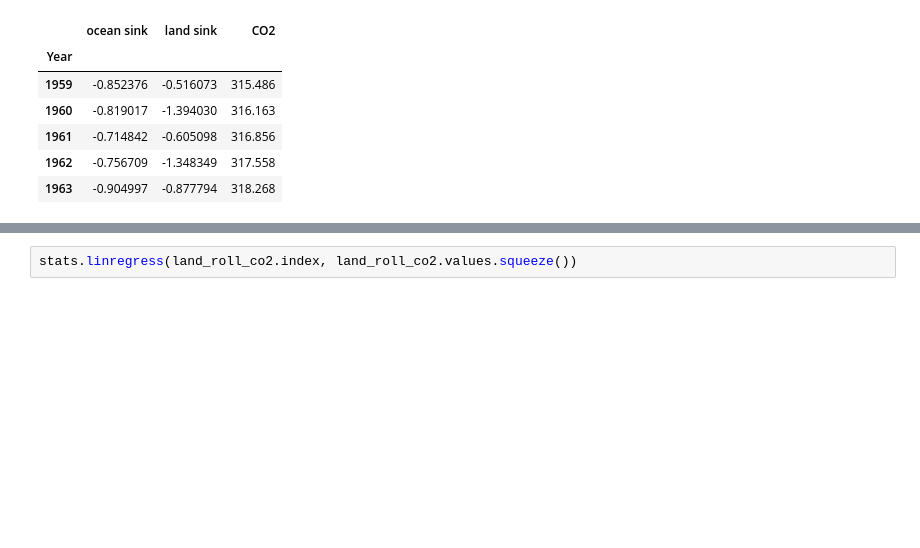
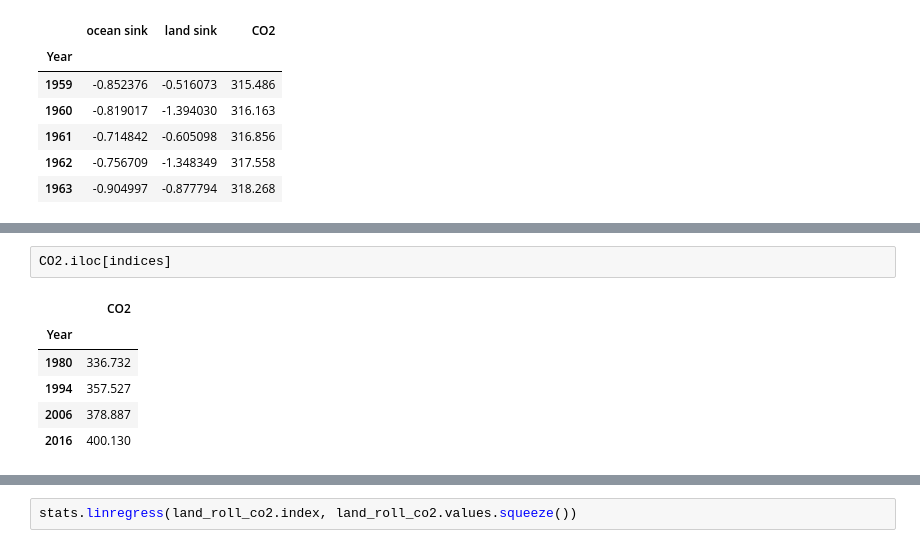
Before and after one commit to rursino/carbon-cycle-feedbacks, a Jupyter notebook: Peylin_flux/Notebooks/CO2_reg.ipynb, the cells around one changed output, grey strips where cells are left out. Cells and saved outputs as stored; diff of their text form; blank space fills up the shorter version.

```diff
--- a/Peylin_flux/Notebooks/CO2_reg.ipynb
+++ b/Peylin_flux/Notebooks/CO2_reg.ipynb
@@ -53,0 +65,9 @@ plt.scatter(df.CO2, df['land sink'])
+# %%
+CO2.iloc[indices]
+# %% [output]
+|  | CO2 |
+| Year |  |
+| 1980 | 336.732 |
+| 1994 | 357.527 |
+| 2006 | 378.887 |
+| 2016 | 400.130 |
```
Also changed, not shown: parts of 8 cells of this notebook.
